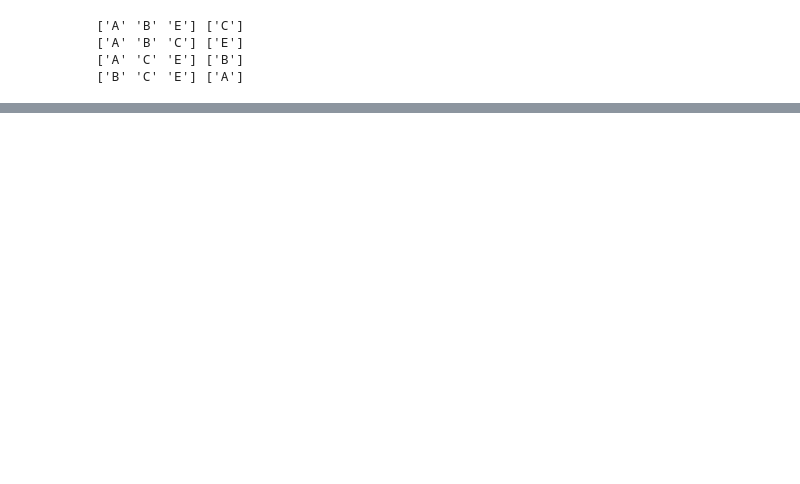
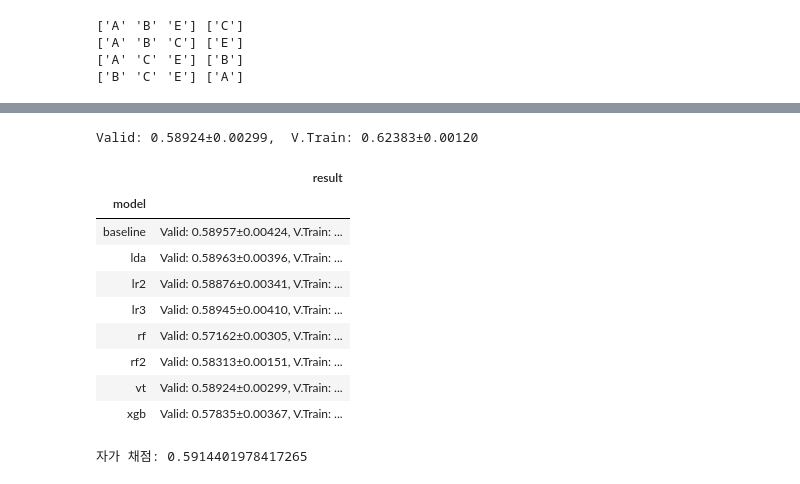
Before and after one commit to sunkusun9/DS_Lv3_2406, a Jupyter notebook: sec_ds_lv3_prob1_kaggle.ipynb, the cells around one changed output, grey strips where cells are left out. Cells and saved outputs as stored; diff of their text form; code cells hidden in the pictures; blank space fills up the shorter version.

```diff
--- a/sec_ds_lv3_prob1_kaggle.ipynb
+++ b/sec_ds_lv3_prob1_kaggle.ipynb
@@ -148,0 +366,14 @@ cross_validate(
+# %%
+# RF: RandomForestClassifier + LinearDiscriminantAnalysis
+
+from sklearn.discriminant_analysis import LinearDiscriminantAnalysis
+from sklearn.ensemble import RandomForestClassifier
+
+ct = ColumnTransformer([
+    ('lda', make_pipeline(StandardScaler(), LinearDiscriminantAnalysis()), ['measurement_{}'.format(i) for i in range(18)]),
+    ('pt', 'passthrough', ['loading', 'na_1', 'na_2'])# + ['measurement_{}'.format(i) for i in range(18)])
+])
+clf_rf2 = make_pipeline(ct, RandomForestClassifier(
+    n_estimators=15, max_depth=7, min_samples_split=512, random_state=123 # TODO
+))
+eval_model('rf2', clf_rf2)
@@ -148,0 +413,31 @@ cross_validate(
+# %%
+# Voting을 합니다.
+from sklearn.ensemble import VotingClassifier
+
+clf_vt = VotingClassifier([
+    ('baseline', clf_lr), # LR + SFS
+    ('lr2', clf_lr2), # LR.2: LR +  PCA n_components=7
+    #('lr3', clf_lr3), # Basline + np.log (loading)
+    ('lda', clf_lda), # LDA
+    #('rf', clf_rf), # RF 튜닝
+    ('rf2', clf_rf2), # RF + LDA
+    ('xgb', clf_xgb), # XGB
+], voting='soft')
+eval_model('vt', clf_vt)
+# %% [output]
+Valid: 0.58924±0.00299,  V.Train: 0.62383±0.00120
+|  | result |
+| model |  |
+| baseline | Valid: 0.58957±0.00424, V.Train: ... |
+| lda | Valid: 0.58963±0.00396, V.Train: ... |
+| lr2 | Valid: 0.58876±0.00341, V.Train: ... |
+| lr3 | Valid: 0.58945±0.00410, V.Train: ... |
+| rf | Valid: 0.57162±0.00305, V.Train: ... |
+| rf2 | Valid: 0.58313±0.00151, V.Train: ... |
+| vt | Valid: 0.58924±0.00299, V.Train: ... |
+| xgb | Valid: 0.57835±0.00367, V.Train: ... |
+# %%
+prd = select_model(clf_vt)
+print("자가 채점: {}".format(roc_auc_score(s_ans, prd)))
+# %% [output]
+자가 채점: 0.5914401978417265
```
Also changed, not shown: parts of 28 cells of this notebook.
